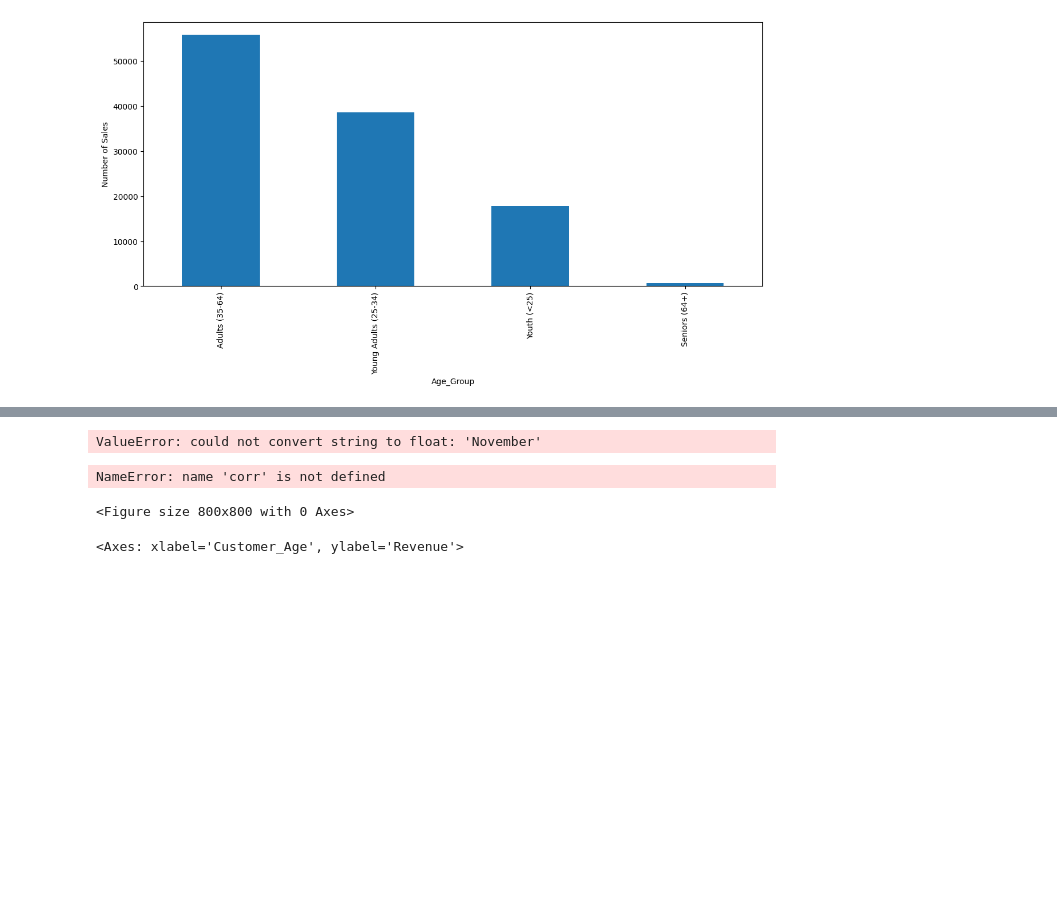
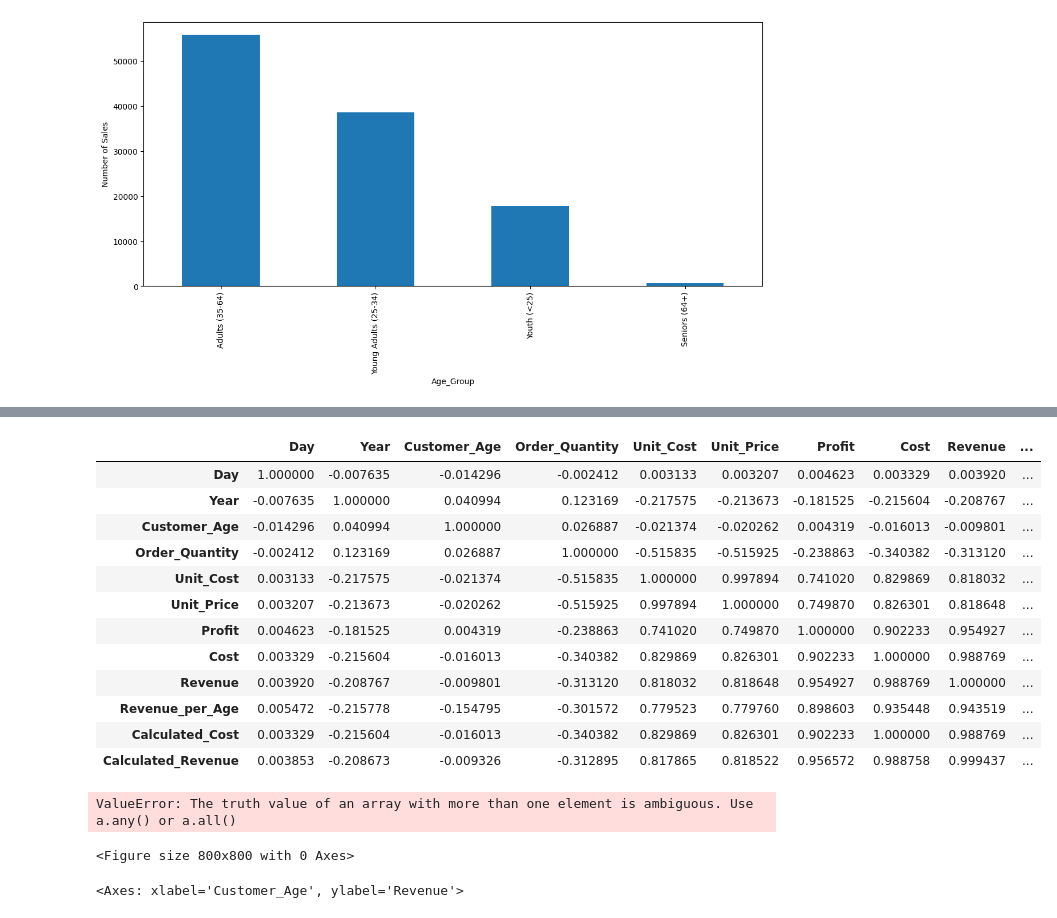
Before and after one commit to cestfredy/brain-cache, a Jupyter notebook: data-analysis-with-python/materials/Lecture_1.ipynb, the cells around one changed output, grey strips where cells are left out. Cells and saved outputs as stored; diff of their text form; code cells hidden in the pictures; blank space fills up the shorter version.

Commit message:
feat: i tried to run the note locally but looks like : - in 2026 pandas doesn't allow us to simply df.corr() - it create a ValueError when we have string value in our data the solution was : numeric_only=True

```diff
--- a/data-analysis-with-python/materials/Lecture_1.ipynb
+++ b/data-analysis-with-python/materials/Lecture_1.ipynb
@@ -174,18 +174,30 @@ Text(0, 0.5, 'Number of Sales')
 
 Can we find any significant relationship?
 # %%
-corr = sales.corr()
+corr = sales.corr(numeric_only=True)
 
 corr
 # %% [output]
-ValueError: could not convert string to float: 'November'
+|  | Day | Year | Customer_Age | Order_Quantity | Unit_Cost | Unit_Price | Profit | Cost | Revenue | ... |
+| Day | 1.000000 | -0.007635 | -0.014296 | -0.002412 | 0.003133 | 0.003207 | 0.004623 | 0.003329 | 0.003920 | ... |
+| Year | -0.007635 | 1.000000 | 0.040994 | 0.123169 | -0.217575 | -0.213673 | -0.181525 | -0.215604 | -0.208767 | ... |
+| Customer_Age | -0.014296 | 0.040994 | 1.000000 | 0.026887 | -0.021374 | -0.020262 | 0.004319 | -0.016013 | -0.009801 | ... |
+| Order_Quantity | -0.002412 | 0.123169 | 0.026887 | 1.000000 | -0.515835 | -0.515925 | -0.238863 | -0.340382 | -0.313120 | ... |
+| Unit_Cost | 0.003133 | -0.217575 | -0.021374 | -0.515835 | 1.000000 | 0.997894 | 0.741020 | 0.829869 | 0.818032 | ... |
+| Unit_Price | 0.003207 | -0.213673 | -0.020262 | -0.515925 | 0.997894 | 1.000000 | 0.749870 | 0.826301 | 0.818648 | ... |
+| Profit | 0.004623 | -0.181525 | 0.004319 | -0.238863 | 0.741020 | 0.749870 | 1.000000 | 0.902233 | 0.954927 | ... |
+| Cost | 0.003329 | -0.215604 | -0.016013 | -0.340382 | 0.829869 | 0.826301 | 0.902233 | 1.000000 | 0.988769 | ... |
+| Revenue | 0.003920 | -0.208767 | -0.009801 | -0.313120 | 0.818032 | 0.818648 | 0.954927 | 0.988769 | 1.000000 | ... |
+| Revenue_per_Age | 0.005472 | -0.215778 | -0.154795 | -0.301572 | 0.779523 | 0.779760 | 0.898603 | 0.935448 | 0.943519 | ... |
+| Calculated_Cost | 0.003329 | -0.215604 | -0.016013 | -0.340382 | 0.829869 | 0.826301 | 0.902233 | 1.000000 | 0.988769 | ... |
+| Calculated_Revenue | 0.003853 | -0.208673 | -0.009326 | -0.312895 | 0.817865 | 0.818522 | 0.956572 | 0.988758 | 0.999437 | ... |
 # %%
 fig = plt.figure(figsize=(8,8))
 plt.matshow(corr, cmap='RdBu', fignum=fig.number)
 plt.xticks(range(len(corr.columns)), corr.columns, rotation='vertical');
 plt.yticks(range(len(corr.columns)), corr.columns);
 # %% [output]
-NameError: name 'corr' is not defined
+ValueError: The truth value of an array with more than one element is ambiguous. Use a.any() or a.all()
 <Figure size 800x800 with 0 Axes>
 # %%
 sales.plot(kind='scatter', x='Customer_Age', y='Revenue', figsize=(6,6))
```
